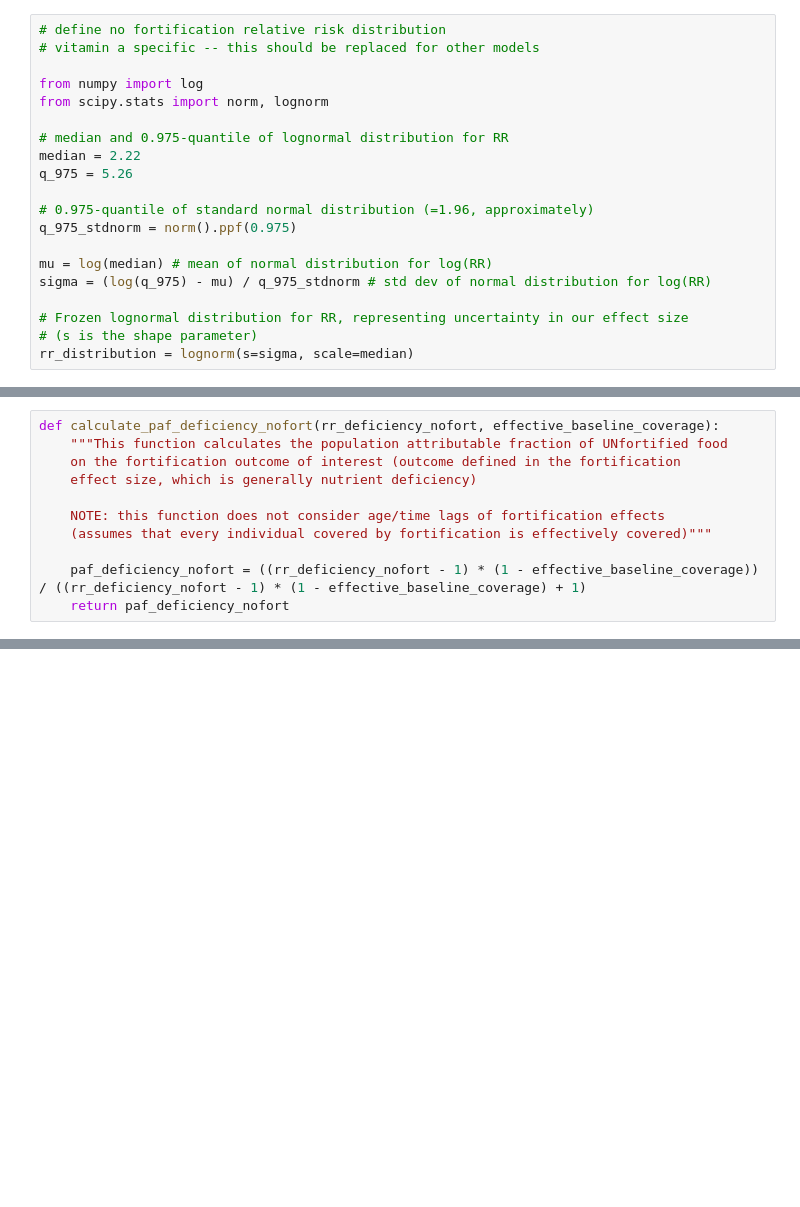
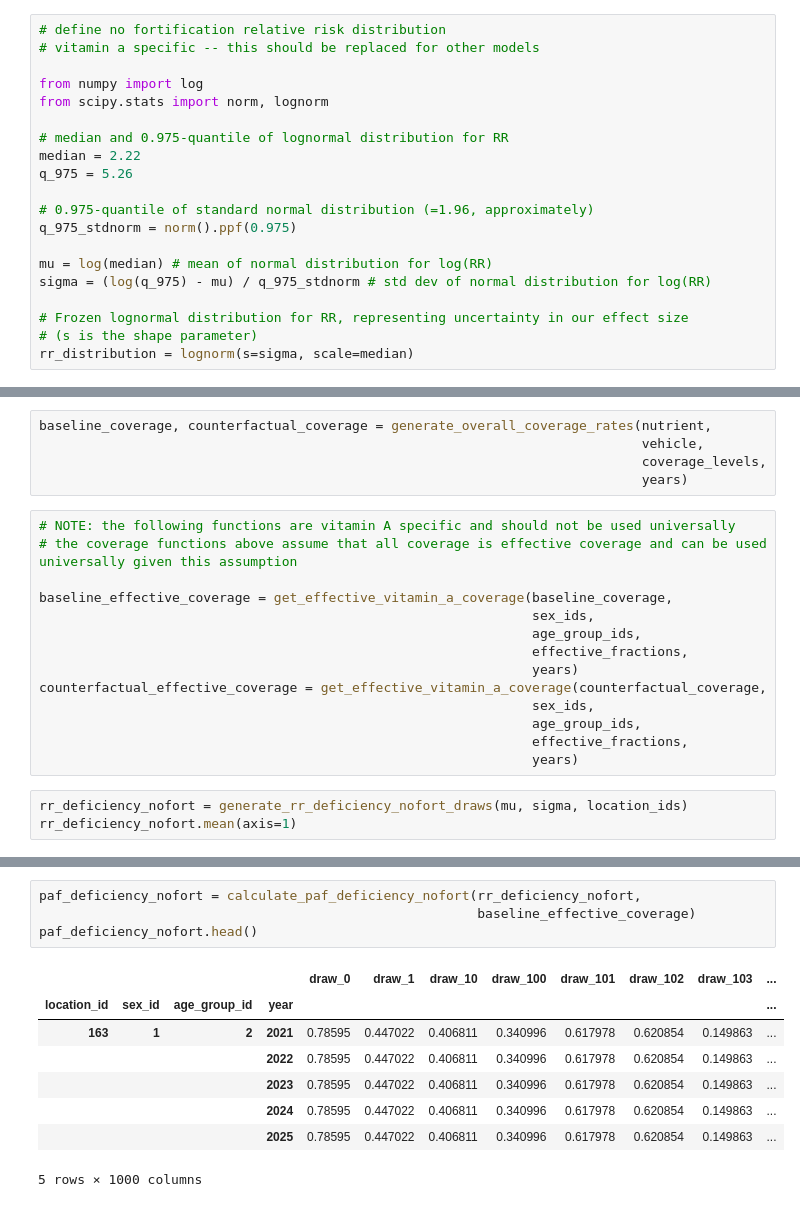
Before and after one commit to ihmeuw/vivarium_data_analysis, a Jupyter notebook: pre_processing/lsff_project/multiplication_models/dichotomous_models/vitamin_a_multiplicative_model.ipynb, the cells around one changed output, grey strips where cells are left out. Drawn from its saved outputs; the diff is of its cells as text; blank space fills up the shorter version.

Commit message:
finalize vitamin a specific model

```diff
--- a/pre_processing/lsff_project/multiplication_models/dichotomous_models/vitamin_a_multiplicative_model.ipynb
+++ b/pre_processing/lsff_project/multiplication_models/dichotomous_models/vitamin_a_multiplicative_model.ipynb
@@ -404,11 +60,0 @@ effective_alternative_coverage
-# %%
-def calculate_paf_deficiency_nofort(rr_deficiency_nofort, effective_baseline_coverage):
-    """This function calculates the population attributable fraction of UNfortified food
-    on the fortification outcome of interest (outcome defined in the fortification
-    effect size, which is generally nutrient deficiency)
-
-    NOTE: this function does not consider age/time lags of fortification effects
-    (assumes that every individual covered by fortification is effectively covered)"""
-
-    paf_deficiency_nofort = ((rr_deficiency_nofort - 1) * (1 - effective_baseline_coverage)) / ((rr_deficiency_nofort - 1) * (1 - effective_baseline_coverage) + 1)
-    return paf_deficiency_nofort
@@ -705,0 +61,22 @@ plt.xticks([2021,2022,2023,2024,2025])
+# %%
+baseline_coverage, counterfactual_coverage = generate_overall_coverage_rates(nutrient,
+                                                                             vehicle,
+                                                                             coverage_levels,
+                                                                             years)
+# %%
+# NOTE: the following functions are vitamin A specific and should not be used universally
+# the coverage functions above assume that all coverage is effective coverage and can be used universally given this assumption
+
+baseline_effective_coverage = get_effective_vitamin_a_coverage(baseline_coverage,
+                                                               sex_ids,
+                                                               age_group_ids,
+                                                               effective_fractions,
+                                                               years)
+counterfactual_effective_coverage = get_effective_vitamin_a_coverage(counterfactual_coverage,
+                                                               sex_ids,
+                                                               age_group_ids,
+                                                               effective_fractions,
+                                                               years)
+# %%
+rr_deficiency_nofort = generate_rr_deficiency_nofort_draws(mu, sigma, location_ids)
+rr_deficiency_nofort.mean(axis=1)
@@ -705,0 +132,13 @@ plt.xticks([2021,2022,2023,2024,2025])
+# %%
+paf_deficiency_nofort = calculate_paf_deficiency_nofort(rr_deficiency_nofort,
+                                                        baseline_effective_coverage)
+paf_deficiency_nofort.head()
+# %% [output]
+|  |  |  |  | draw_0 | draw_1 | draw_10 | draw_100 | draw_101 | draw_102 | draw_103 | ... |
+| location_id | sex_id | age_group_id | year |  |  |  |  |  |  |  | ... |
+| 163 | 1 | 2 | 2021 | 0.78595 | 0.447022 | 0.406811 | 0.340996 | 0.617978 | 0.620854 | 0.149863 | ... |
+|  |  |  | 2022 | 0.78595 | 0.447022 | 0.406811 | 0.340996 | 0.617978 | 0.620854 | 0.149863 | ... |
+|  |  |  | 2023 | 0.78595 | 0.447022 | 0.406811 | 0.340996 | 0.617978 | 0.620854 | 0.149863 | ... |
+|  |  |  | 2024 | 0.78595 | 0.447022 | 0.406811 | 0.340996 | 0.617978 | 0.620854 | 0.149863 | ... |
+|  |  |  | 2025 | 0.78595 | 0.447022 | 0.406811 | 0.340996 | 0.617978 | 0.620854 | 0.149863 | ... |
+5 rows × 1000 columns
```
Also changed, not shown: parts of 41 cells of this notebook, 2 other files.
